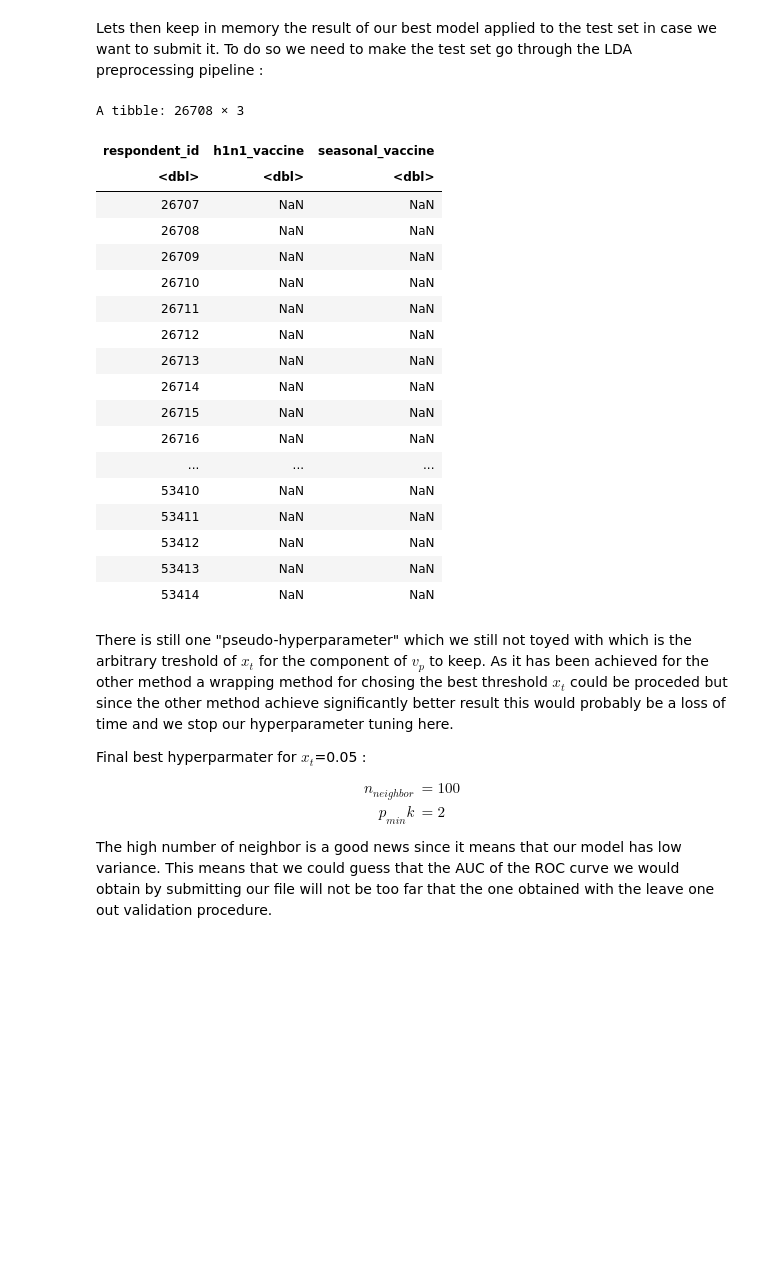
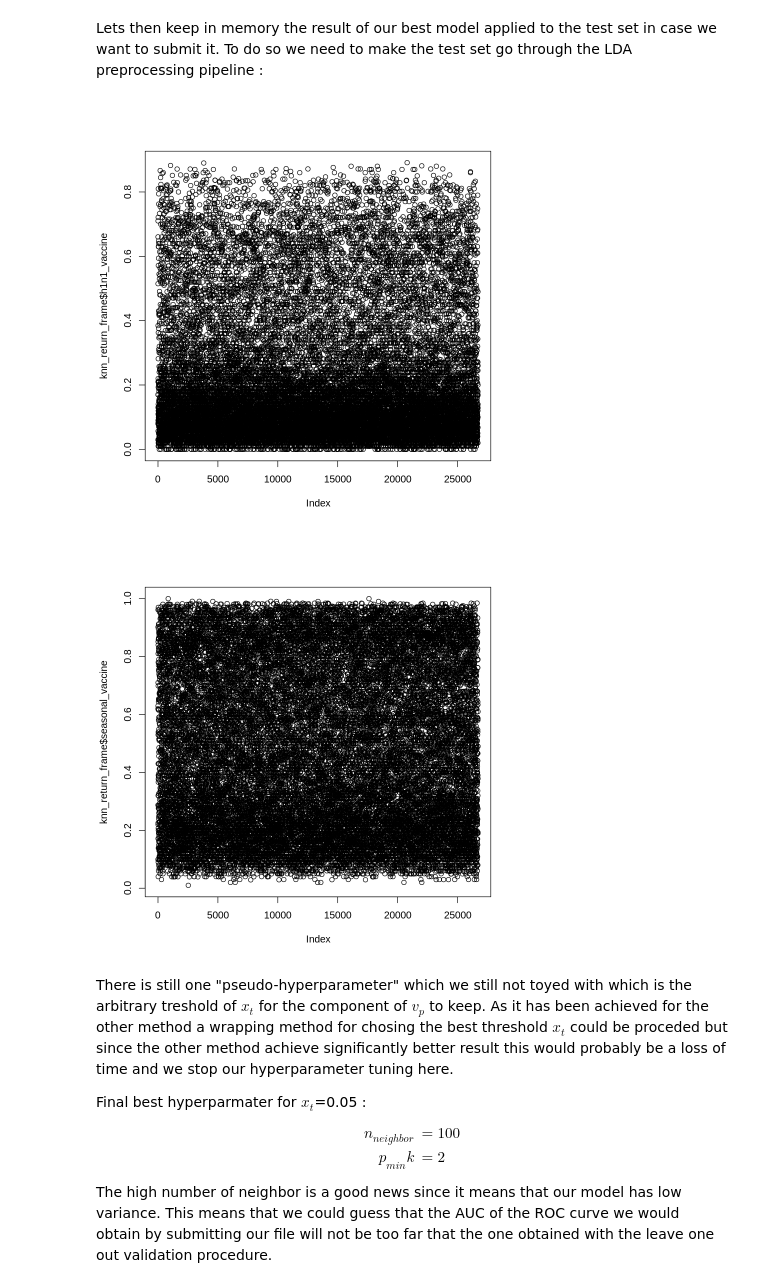
Before and after one commit to jogjini/Predict-H1N1-and-Seasonal-Flu-Vaccines, a Jupyter notebook: ReportTemplate.ipynb, the cells around one changed output. Drawn from its saved outputs; the diff is of its cells as text; code cells hidden in the pictures; blank space fills up the shorter version.

Commit message:
plot+Conclusions

```diff
--- a/ReportTemplate.ipynb
+++ b/ReportTemplate.ipynb
@@ -943,10 +955,9 @@ test_df$age_group = as.numeric(factor(test_df$age_group,levels = c('18 - 34 Year
 test_df$education = as.numeric(factor(test_df$education,levels = c('','< 12 Years', '12 Years', 'Some College','College Graduate'),labels = c(0,1,2,3,4)))
 
 test_dummy_df<-fastDummies::dummy_cols(test_df,remove_first_dummy = TRUE)
-test_int_df<-dplyr::select(test_dummy_df,!all_of(category_list))
+test_int_df<-dplyr::select(test_dummy_df,!category_list)
 test_df_preprocessed<-data.frame(apply(test_int_df,2,replace_na_with_mean_value))
-test_selection_df<-dplyr::select(test_df_preprocessed,-all_of(droped_variable))
-
+test_selection_df<-dplyr::select(test_df_preprocessed,-droped_variable)
 
 for (feature in colnames(test_selection_df)){
   if (feature!='respondent_id'){
@@ -964,8 +975,6 @@ test_centered_seasonal=dplyr::select(test_centered_df,all_of(LDA_dummy_feature_s
 
 test_h1n1_matrix=data.matrix(test_centered_h1n1)
 test_seasonal_matrix=data.matrix(test_centered_seasonal)
-test_h1n1_matrix
-test_seasonal_matrix
 # %%
 #Write the best model for submitting
 #Select only the relevant feature from LDA.
@@ -980,29 +989,12 @@ seasonal_best=knn_proba(test_seasonal_matrix,seasonal_matrix,100,2,'seasonal_vac
 full_matrix=do.call("cbind", list(test_set$respondent_id, h1n1_best,seasonal_best))
 knn_return_frame=tibble('respondent_id'=full_matrix[,1],'h1n1_vaccine'=full_matrix[,2],'seasonal_vaccine'=full_matrix[,3])
 write.csv(knn_return_frame,'knn_best', row.names = FALSE)
-# %%
-
-knn_return_frame
-# %% [output]
-A tibble: 26708 × 3
-| respondent_id | h1n1_vaccine | seasonal_vaccine |
-| <dbl> | <dbl> | <dbl> |
-| 26707 | NaN | NaN |
-| 26708 | NaN | NaN |
-| 26709 | NaN | NaN |
-| 26710 | NaN | NaN |
-| 26711 | NaN | NaN |
-| 26712 | NaN | NaN |
-| 26713 | NaN | NaN |
-| 26714 | NaN | NaN |
-| 26715 | NaN | NaN |
-| 26716 | NaN | NaN |
-| ... | ... | ... |
-| 53410 | NaN | NaN |
-| 53411 | NaN | NaN |
-| 53412 | NaN | NaN |
-| 53413 | NaN | NaN |
-| 53414 | NaN | NaN |
+# %%
+plot(knn_return_frameturn_frame$h1n1_vaccine)
+plot(knn_return_frame$seasonal_vaccine)
+# %% [output]
+[figure, added]
+[figure, added]
 # %% [markdown]
 There is still one "pseudo-hyperparameter" which we still not toyed with which is the arbitrary treshold of $x_t$ for the component of $v_p$ to keep. As it has been achieved for the other method a wrapping method for chosing the best threshold $x_t$ could be proceded but since the other method achieve significantly better result this would probably be a loss of time and we stop our hyperparameter tuning here.
 
```
Also changed, not shown: parts of 13 cells of this notebook.
